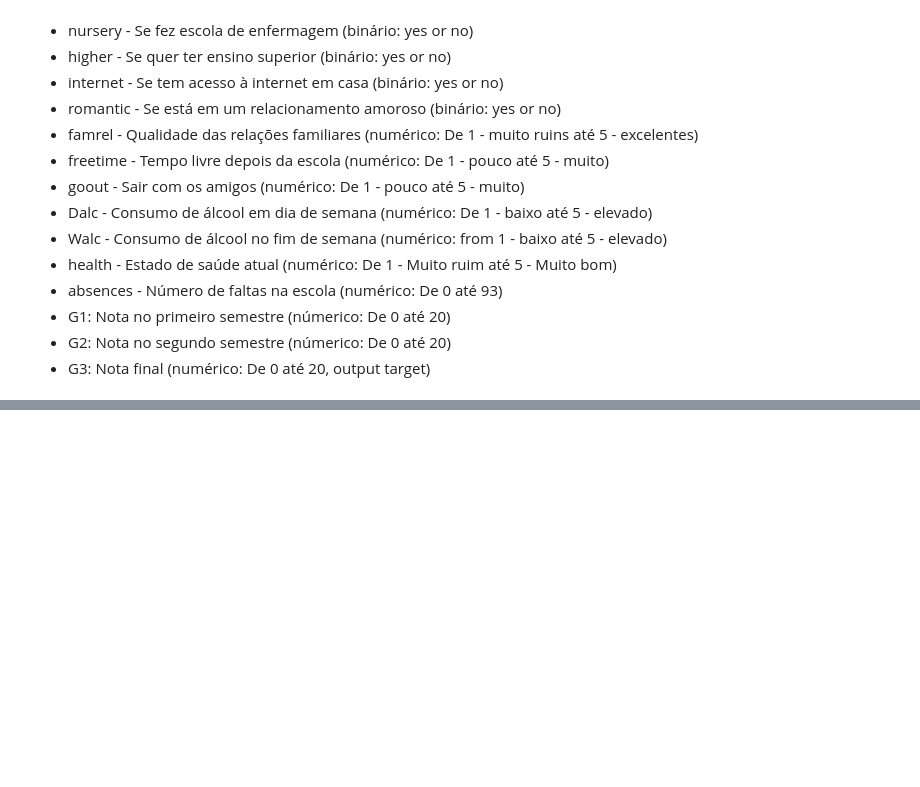
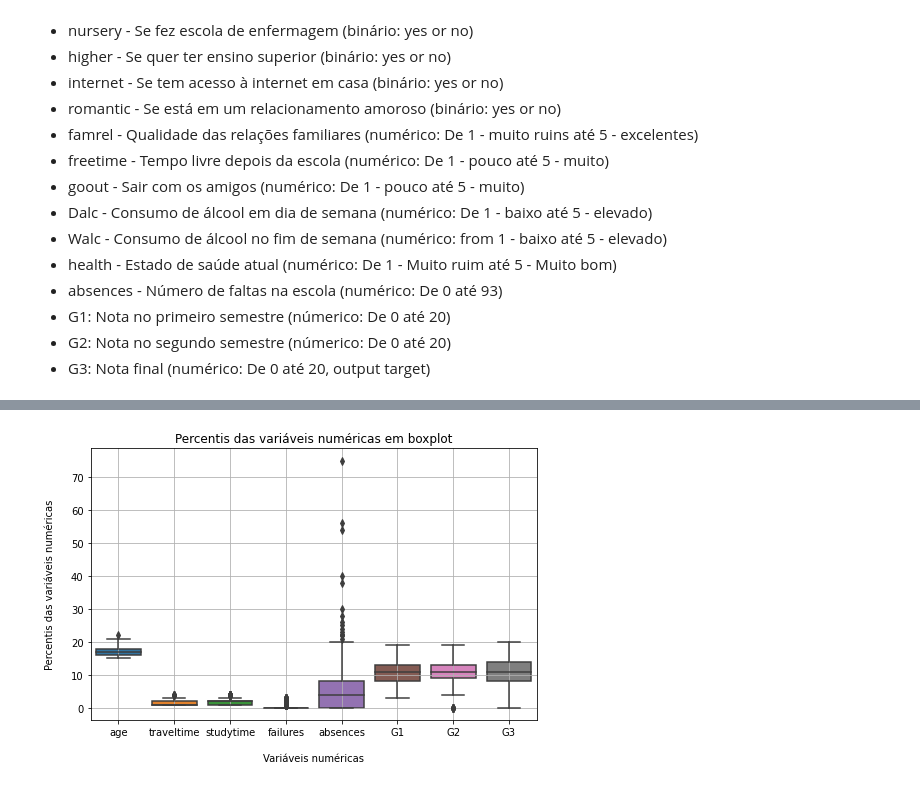
Before and after one commit to eduardoaze/projeto2, a Jupyter notebook: P2-CDados.ipynb, the cells around one changed output, grey strips where cells are left out. Saved outputs shown, nothing was run; the diff lists cells and outputs as text; code cells hidden in the pictures; blank space fills up the shorter version.

```diff
--- a/P2-CDados.ipynb
+++ b/P2-CDados.ipynb
@@ -60,0 +80,4 @@ https://www.kaggle.com/uciml/student-alcohol-consumption
+# %%
+#Variáveis categóricas
+cat_df = df.select_dtypes(exclude=[np.number]).columns
+cat_df
@@ -60,0 +89,18 @@ https://www.kaggle.com/uciml/student-alcohol-consumption
+# %%
+#Variáveis númericas que são categóricas
+num_to_cat = ['Medu','Fedu','famrel','freetime','goout','freetime','Dalc','Walc','health']
+
+for coluna in num_to_cat:
+    df[coluna] = df[coluna].astype('category')
+
+for coluna in cat_df:
+    df[coluna] = df[coluna].astype('category')
+# %%
+# Reassociando os tipos de variáveis
+num_df = df.select_dtypes(include=[np.number]).columns
+cat_df = df.select_dtypes(exclude=[np.number]).columns
+
+print('VARIÁVEIS NÚMERICAS:',num_df)
+print('')
+print('')
+print('VARIÁVEIS CATEGÓRICAS:',cat_df)
@@ -60,0 +139,11 @@ https://www.kaggle.com/uciml/student-alcohol-consumption
+# %%
+# Plotando o boxplot dos percentis das features numéricas
+plt.figure(figsize=(8, 5))
+sns.boxplot(data=df.loc[:,num_df])
+plt.title('Percentis das variáveis numéricas em boxplot')
+plt.xlabel('\nVariáveis numéricas')
+plt.ylabel('Percentis das variáveis numéricas\n')
+plt.grid(True)
+plt.show()
+# %% [output]
+[figure, added]
```
Also changed, not shown: parts of 8 cells of this notebook.
